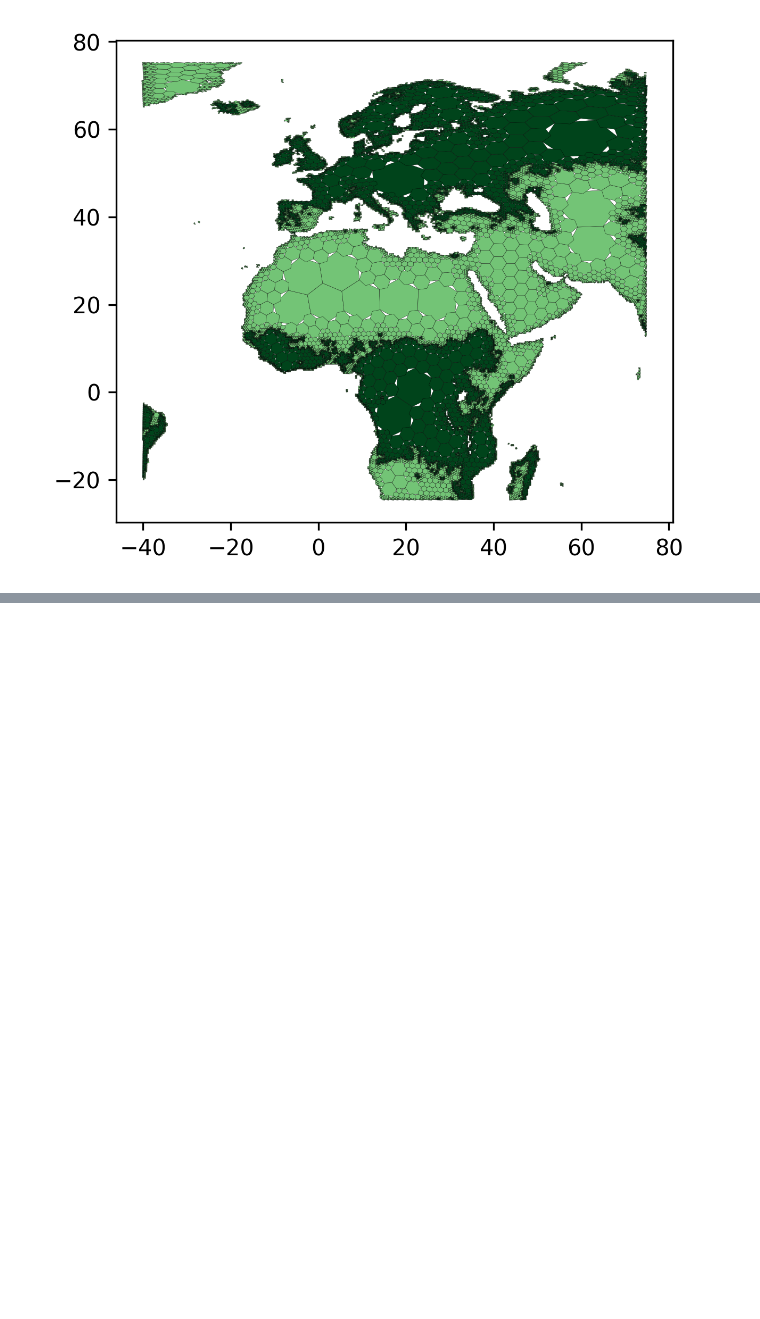
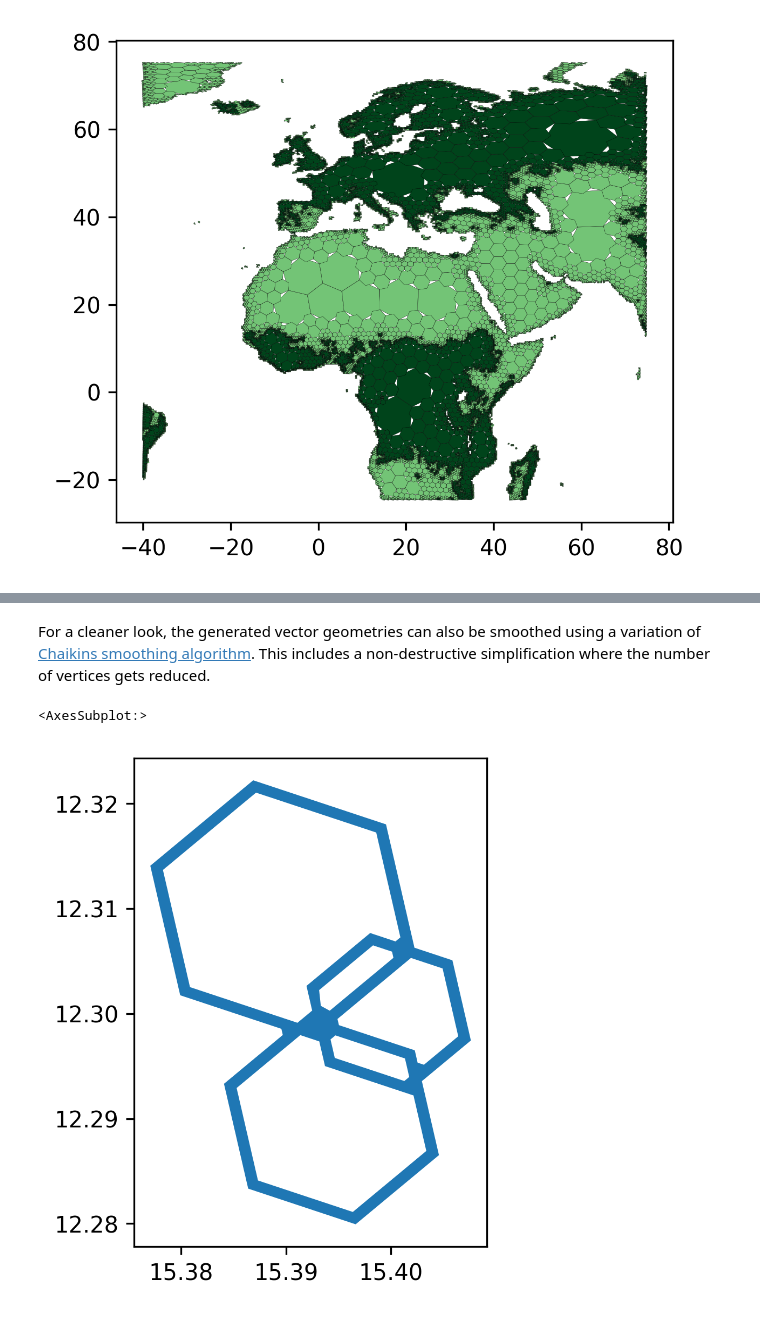
Before and after one commit to nmandery/h3ron, a Jupyter notebook: h3ronpy/documentation.ipynb, the cells around one changed output, grey strips where cells are left out. Drawn from its saved outputs; the diff is of its cells as text; code cells hidden in the pictures; blank space fills up the shorter version.

```diff
--- a/h3ronpy/documentation.ipynb
+++ b/h3ronpy/documentation.ipynb
@@ -124,0 +145,8 @@ To not repeat any steps from above, we just save the processed data using `raste
+# %% [markdown]
+For a cleaner look, the generated vector geometries can also be smoothed using a variation of [Chaikins smoothing algorithm](http://www.idav.ucdavis.edu/education/CAGDNotes/Chaikins-Algorithm/Chaikins-Algorithm.html). This includes a non-destructive simplification where the number of vertices gets reduced.
+# %%
+ring_geoms_smoothed = Polygon.from_h3indexes(rings, smoothen=True)
+gpd.GeoDataFrame({}, geometry=ring_geoms_smoothed).plot()
+# %% [output]
+<AxesSubplot:>
+[figure, added]
```
Also changed, not shown: parts of 4 cells of this notebook, 4 other files.
